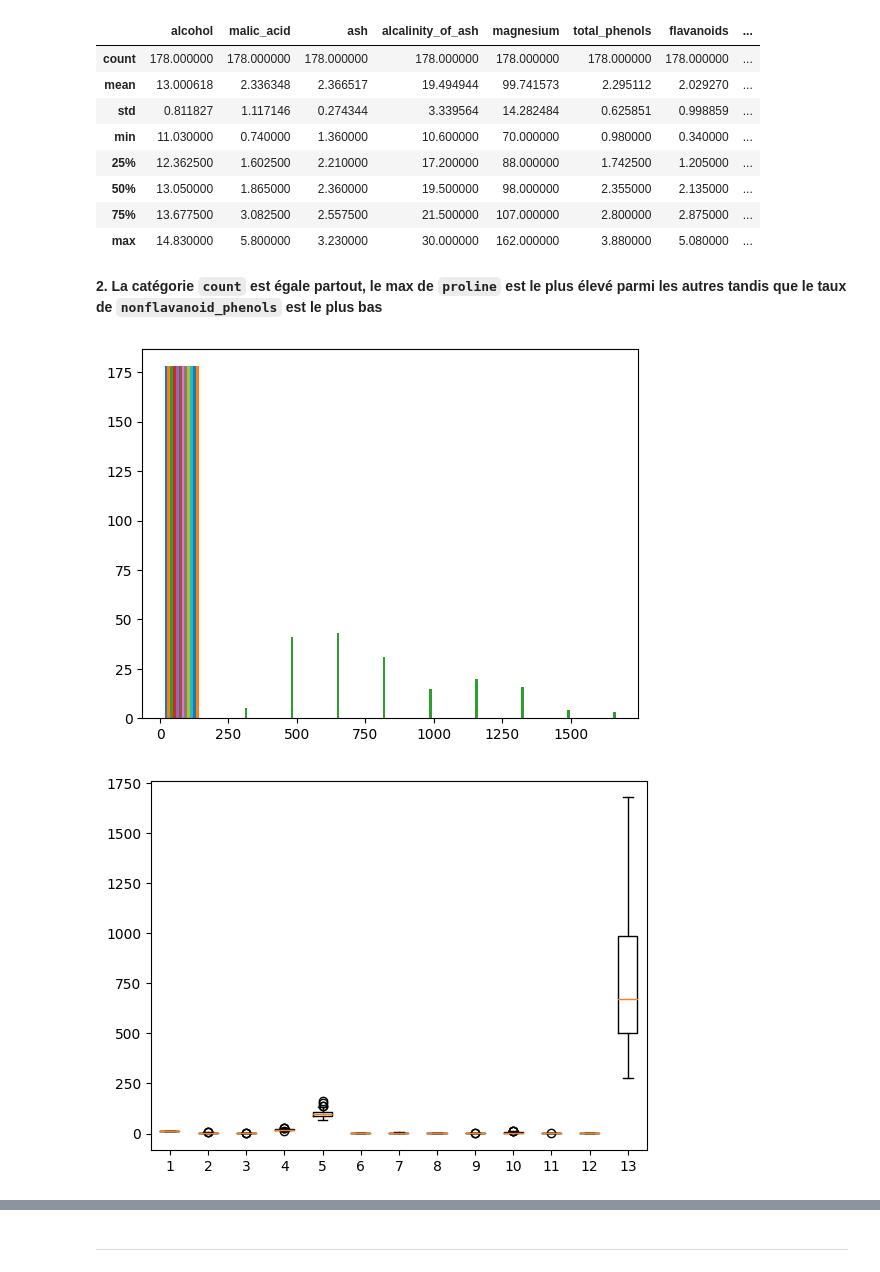
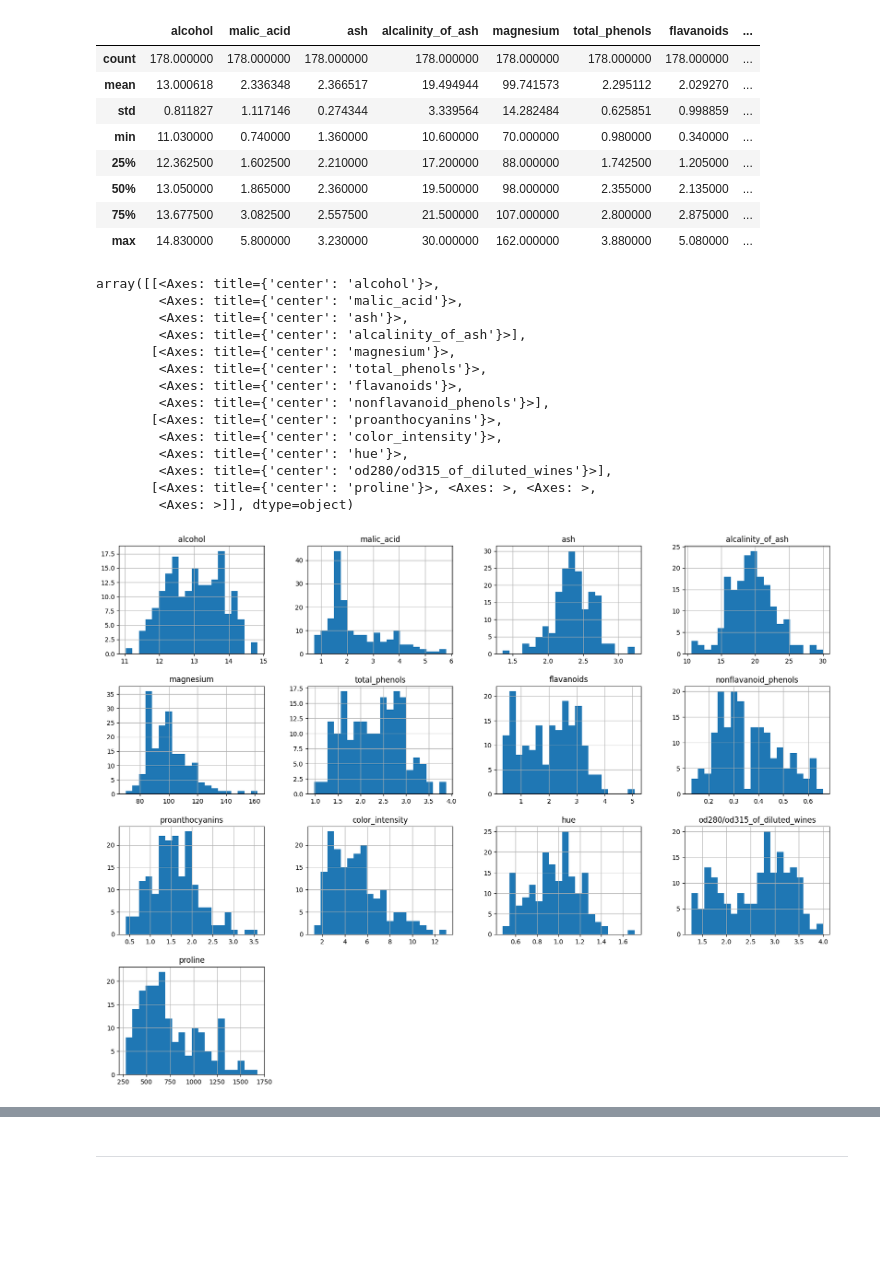
Before and after one commit to ilyes-chabab/philomathia, a Jupyter notebook: Philomathia.ipynb, the cells around one changed output, grey strips where cells are left out. Saved outputs shown, nothing was run; the diff lists cells and outputs as text; code cells hidden in the pictures; blank space fills up the shorter version.

```diff
--- a/Philomathia.ipynb
+++ b/Philomathia.ipynb
@@ -789,16 +617,22 @@ wine_df.describe()
 | 50% | 13.050000 | 1.865000 | 2.360000 | 19.500000 | 98.000000 | 2.355000 | 2.135000 | ... |
 | 75% | 13.677500 | 3.082500 | 2.557500 | 21.500000 | 107.000000 | 2.800000 | 2.875000 | ... |
 | max | 14.830000 | 5.800000 | 3.230000 | 30.000000 | 162.000000 | 3.880000 | 5.080000 | ... |
-# %% [markdown]
-**2. La catégorie `count` est égale partout, le max de `proline` est le plus élevé parmi les autres tandis que le taux de `nonflavanoid_phenols` est le plus bas**
-# %%
-plt.hist(wine_df)
-plt.show()
-# %% [output]
-[figure, removed]
-# %%
-plt.boxplot(wine_df)
-plt.show()
-# %% [output]
-[figure, removed]
+# %%
+wine_df.hist(bins=20,figsize=(20, 15))
+# %% [output]
+array([[<Axes: title={'center': 'alcohol'}>,
+        <Axes: title={'center': 'malic_acid'}>,
+        <Axes: title={'center': 'ash'}>,
+        <Axes: title={'center': 'alcalinity_of_ash'}>],
+       [<Axes: title={'center': 'magnesium'}>,
+        <Axes: title={'center': 'total_phenols'}>,
+        <Axes: title={'center': 'flavanoids'}>,
+        <Axes: title={'center': 'nonflavanoid_phenols'}>],
+       [<Axes: title={'center': 'proanthocyanins'}>,
+        <Axes: title={'center': 'color_intensity'}>,
+        <Axes: title={'center': 'hue'}>,
+        <Axes: title={'center': 'od280/od315_of_diluted_wines'}>],
+       [<Axes: title={'center': 'proline'}>, <Axes: >, <Axes: >,
+        <Axes: >]], dtype=object)
+[figure, added]
 # %%
```
Also changed, not shown: parts of 115 cells of this notebook, 1 other file.
